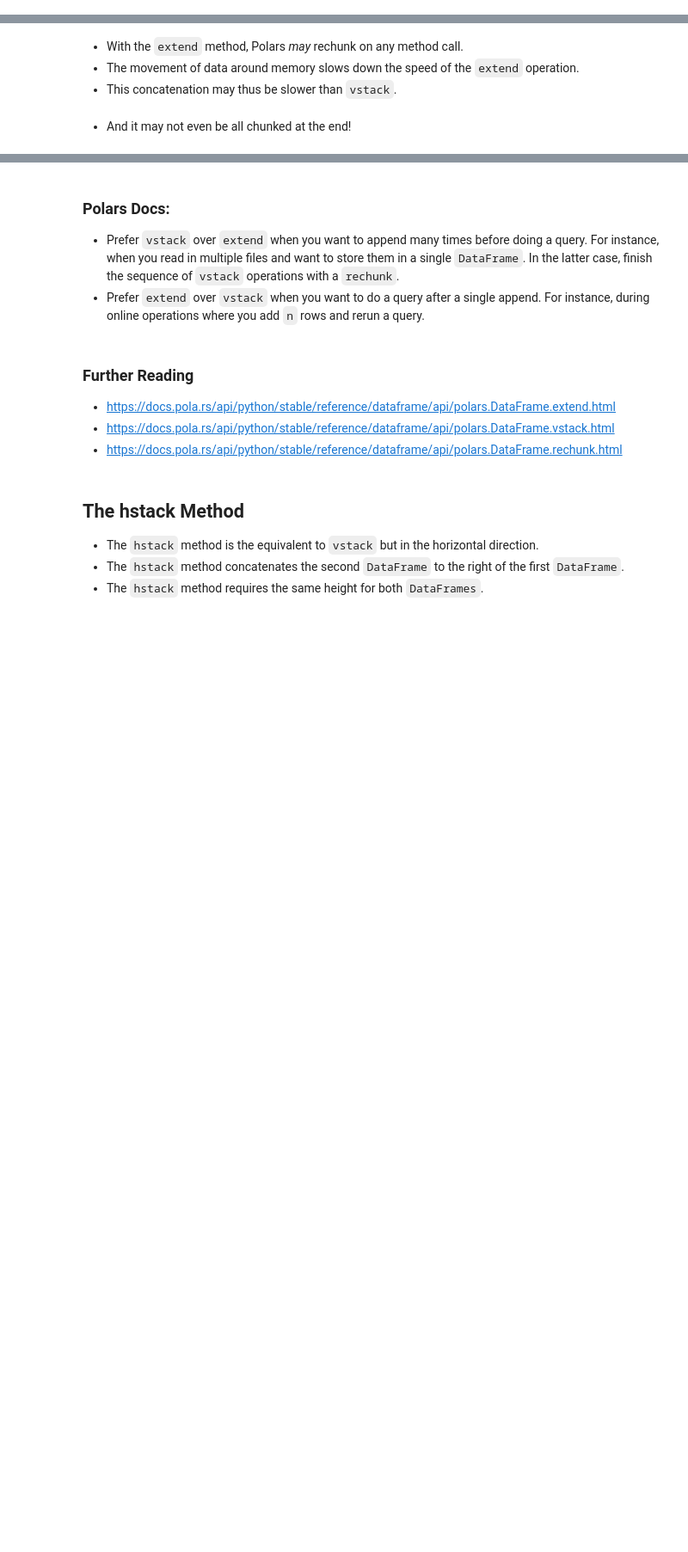
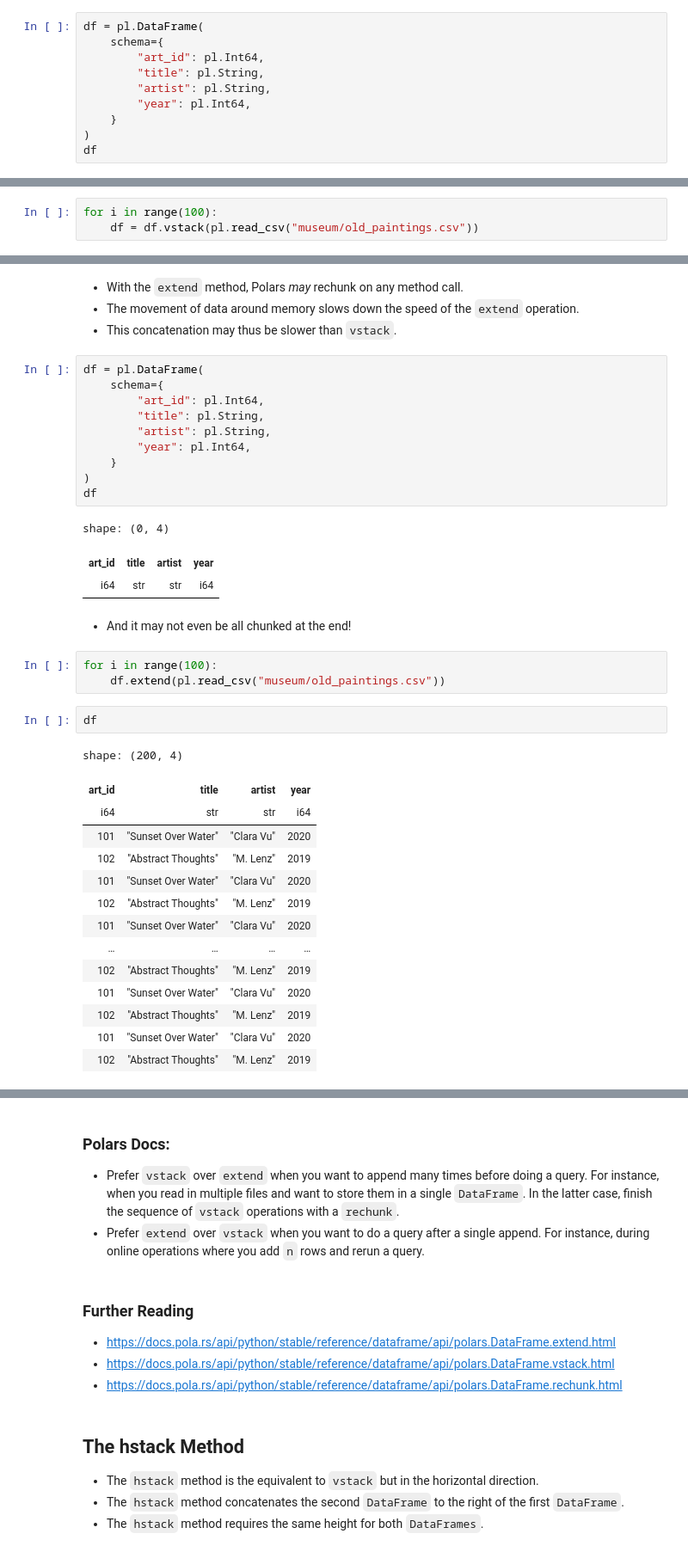
Before and after one commit to yaowenqiang/Data-Analysis-with-Polars-and-Python, a Jupyter notebook: incomplete/08 - Concatenation.ipynb, the cells around one changed output, grey strips where cells are left out. Shown at 86% size. Saved outputs shown, nothing was run; the diff lists cells and outputs as text; blank space fills up the shorter version.

```diff
--- a/incomplete/08 - Concatenation.ipynb
+++ b/incomplete/08 - Concatenation.ipynb
@@ -129,0 +370,10 @@
+# %%
+df = pl.DataFrame(
+    schema={
+        "art_id": pl.Int64,
+        "title": pl.String,
+        "artist": pl.String,
+        "year": pl.Int64,
+    }
+)
+df
@@ -133,6 +387,9 @@
 - Rather, we want to concatenate all the data (even if it contains many chunks), then rechunk _once_ before we start our query operations.
 - The `vstack` method does not rechunk by default. It just adds the chunks of the `DataFrames` together. Think of it like storing items across two warehouses.
 - The `vstack` method returns a new `DataFrame`. Neither `DataFrame` is mutated.
+# %%
+for i in range(100):
+    df = df.vstack(pl.read_csv("museum/old_paintings.csv"))
 # %% [markdown]
 - The advantage of `vstack` for concatenation is that Polars does _not_ rechunk.
 - The concatenation process is much faster _but_ subsequent queries will be slower.
@@ -162,5 +473,39 @@
 - With the `extend` method, Polars _may_ rechunk on any method call.
 - The movement of data around memory slows down the speed of the `extend` operation.
 - This concatenation may thus be slower than `vstack`.
+# %%
+df = pl.DataFrame(
+    schema={
+        "art_id": pl.Int64,
+        "title": pl.String,
+        "artist": pl.String,
+        "year": pl.Int64,
+    }
+)
+df
+# %% [output]
+shape: (0, 4)
+| art_id | title | artist | year |
+| i64 | str | str | i64 |
 # %% [markdown]
 - And it may not even be all chunked at the end!
+# %%
+for i in range(100):
+    df.extend(pl.read_csv("museum/old_paintings.csv"))
+# %%
+df
+# %% [output]
+shape: (200, 4)
+| art_id | title | artist | year |
+| i64 | str | str | i64 |
+| 101 | "Sunset Over Water" | "Clara Vu" | 2020 |
+| 102 | "Abstract Thoughts" | "M. Lenz" | 2019 |
+| 101 | "Sunset Over Water" | "Clara Vu" | 2020 |
+| 102 | "Abstract Thoughts" | "M. Lenz" | 2019 |
+| 101 | "Sunset Over Water" | "Clara Vu" | 2020 |
+| … | … | … | … |
+| 102 | "Abstract Thoughts" | "M. Lenz" | 2019 |
+| 101 | "Sunset Over Water" | "Clara Vu" | 2020 |
+| 102 | "Abstract Thoughts" | "M. Lenz" | 2019 |
+| 101 | "Sunset Over Water" | "Clara Vu" | 2020 |
+| 102 | "Abstract Thoughts" | "M. Lenz" | 2019 |
```
Also changed, not shown: parts of 48 cells of this notebook.
